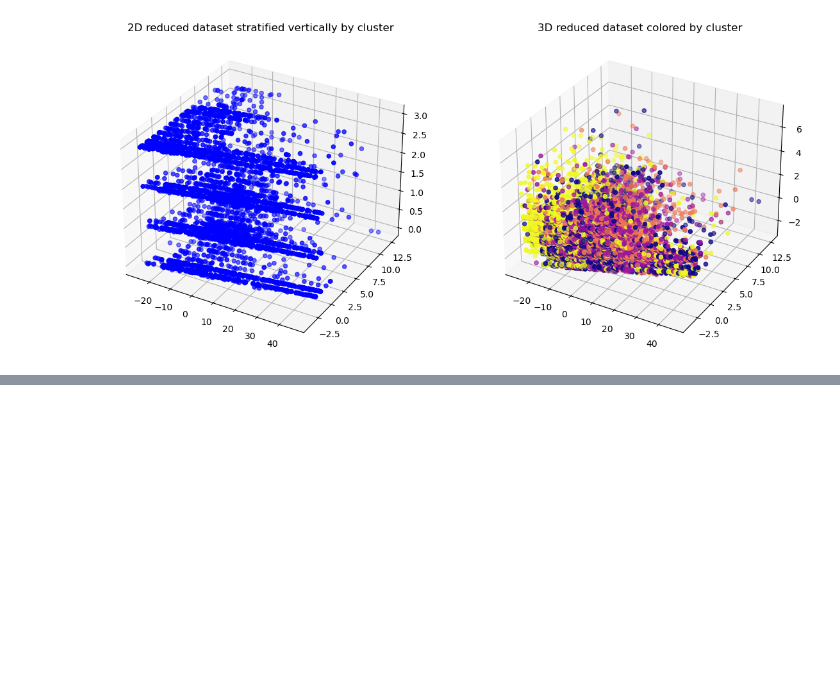
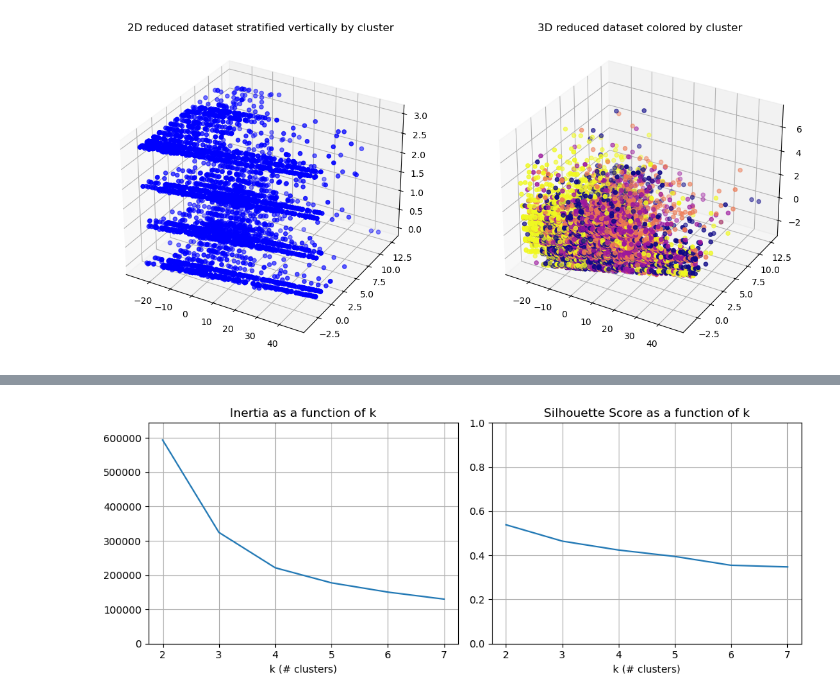
Before and after one commit to DomS1080/Data-Science, a Jupyter notebook: Projects/Customer/Customer.ipynb, the cells around one changed output, grey strips where cells are left out. Cells and saved outputs as stored; diff of their text form; code cells hidden in the pictures; blank space fills up the shorter version.

```diff
--- a/Projects/Customer/Customer.ipynb
+++ b/Projects/Customer/Customer.ipynb
@@ -658,0 +646,14 @@ For n_clusters = 7 The average silhouette_score is: 0.3507449998622437
+# %%
+#Plot inertias and silhouette scores against k values
+fig, axes = plt.subplots(1, 2, figsize=(10, 4))
+
+y_max = max(df_inertia['Inertia'])
+y_tick_range = np.arange(0, y_max+50_000, 100_000)
+df_inertia.plot(ax=axes[0], ylim=[0,y_max+50000], grid=True, xlabel='k (# clusters)', yticks=y_tick_range, title="Inertia as a function of k", legend=False)
+
+df_silhouette.plot(ax=axes[1], ylim=[0,1], grid=True, xlabel='k (# clusters)', title="Silhouette Score as a function of k", legend=False)
+
+plt.tight_layout()
+plt.show()
+# %% [output]
+[figure, added]
```
Also changed, not shown: parts of 16 cells of this notebook.
